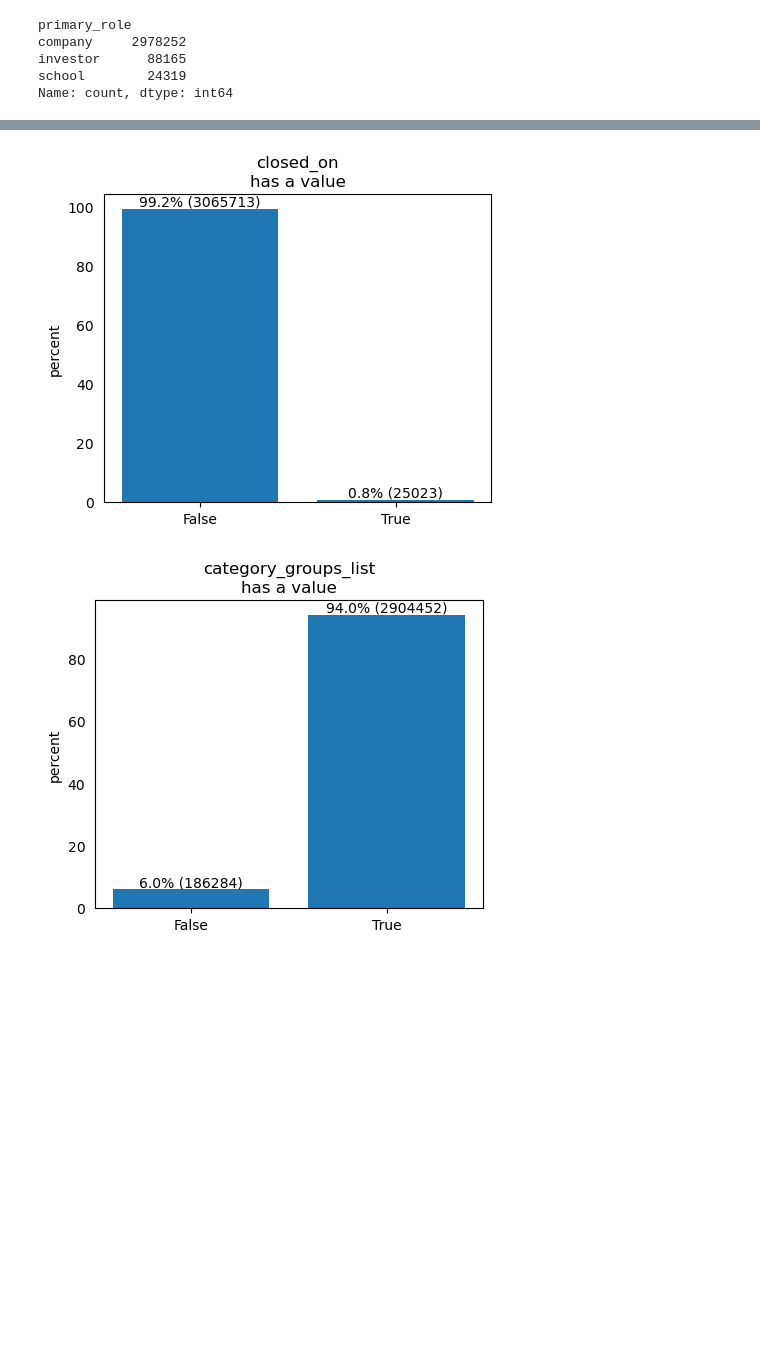
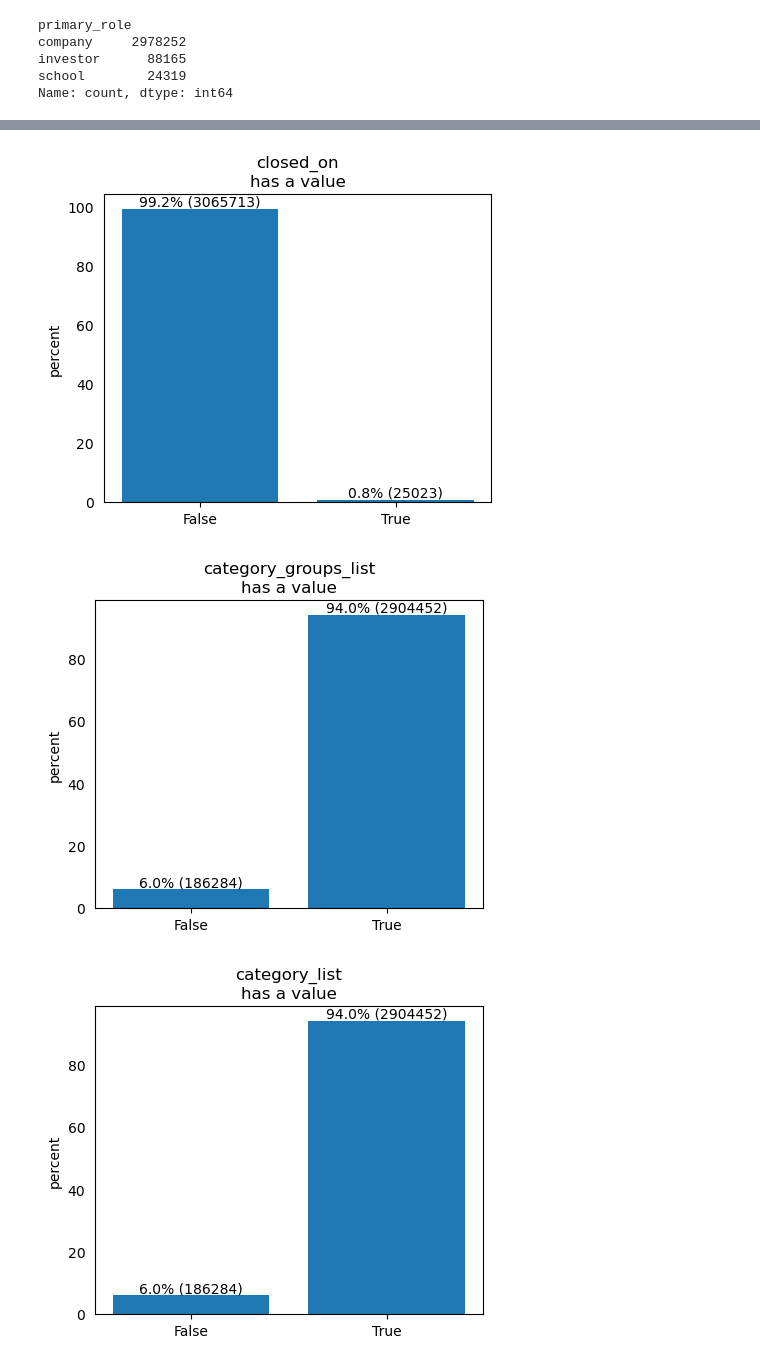
Before and after one commit to DarioZappala/caratterizzazione-sistemi-innovativi, a Jupyter notebook: esplorazione_organizations.ipynb, the cells around one changed output, grey strips where cells are left out. Drawn from its saved outputs; the diff is of its cells as text; code cells hidden in the pictures; blank space fills up the shorter version.

```diff
--- a/esplorazione_organizations.ipynb
+++ b/esplorazione_organizations.ipynb
@@ -97,24 +97,25 @@ investor      88165
 school        24319
 Name: count, dtype: int64
 # %%
-for col in ['founded_on', 'closed_on', 'category_groups_list']:
+for col in ['founded_on', 'closed_on', 'category_groups_list', 'category_list']:
     values, counts = np.unique(~df_organizations[col].isna(), return_counts = True)
     percents = 100 * counts / counts.sum()
     Delta_y = percents.max() * 1/100
 
     fig, ax = plt.subplots(figsize = (5, 4))
     ax.bar(x = range(len(values)), height = percents)
     for tick in ax.yaxis.get_major_ticks():
         tick.tick1line.set_visible(False)
         tick.tick2line.set_visible(False)
     ax.set_xticks(range(len(values)), values)
     for i in range(len(values)):
         plt.text(i, percents[i] + Delta_y, f'{percents[i]:.1f}% ({counts[i]})', ha = 'center')
     ax.set_ylabel('percent')
     ax.set_title(col + '\nhas a value')
     plt.savefig(path_images + 'has_value.png', bbox_inches = 'tight')
     plt.show()
 # %% [output]
 [figure]
 [figure]
 [figure]
+[figure, added]
```
Also changed, not shown: parts of 9 cells of this notebook, 2 other files.
